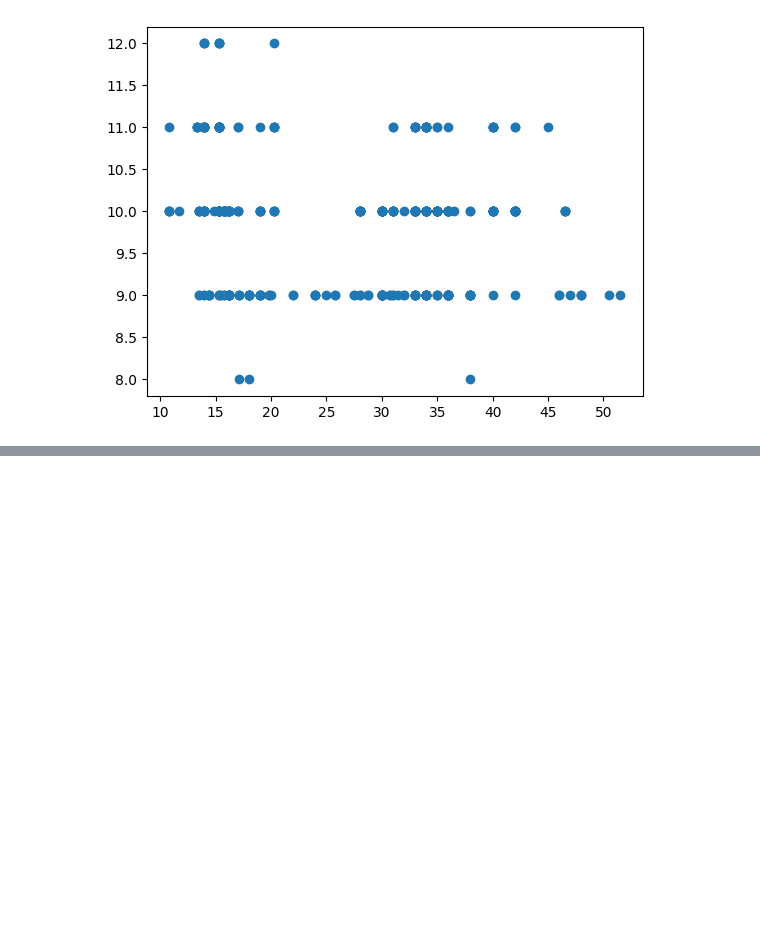
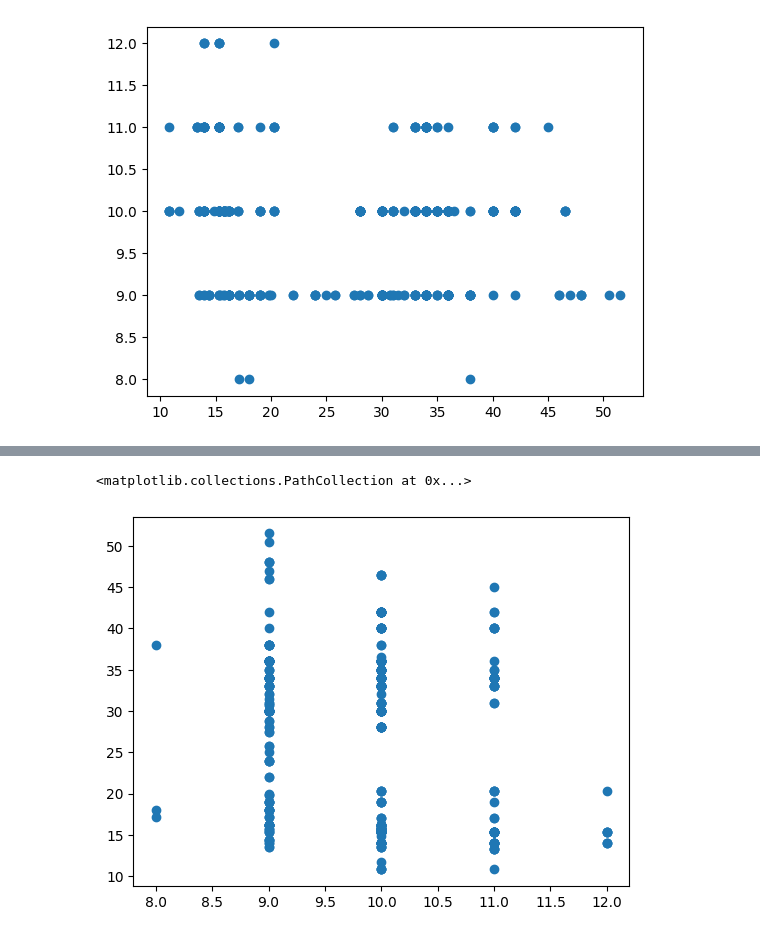
Before and after one commit to Bayraktararda/ML-For-Beginners, a Jupyter notebook: 2-Regression/2-Data/notebook.ipynb, the cells around one changed output, grey strips where cells are left out. Saved outputs shown, nothing was run; the diff lists cells and outputs as text; code cells hidden in the pictures; blank space fills up the shorter version.

```diff
--- a/2-Regression/2-Data/notebook.ipynb
+++ b/2-Regression/2-Data/notebook.ipynb
@@ -84,0 +85,5 @@ Text(0, 0.5, 'Pumpkin Price')
+# %%
+plt.scatter(new_pumpkins["Month"], new_pumpkins["Price"])
+# %% [output]
+<matplotlib.collections.PathCollection at 0x...>
+[figure, added]
```
Also changed, not shown: parts of 2 cells of this notebook, 1 other file.
